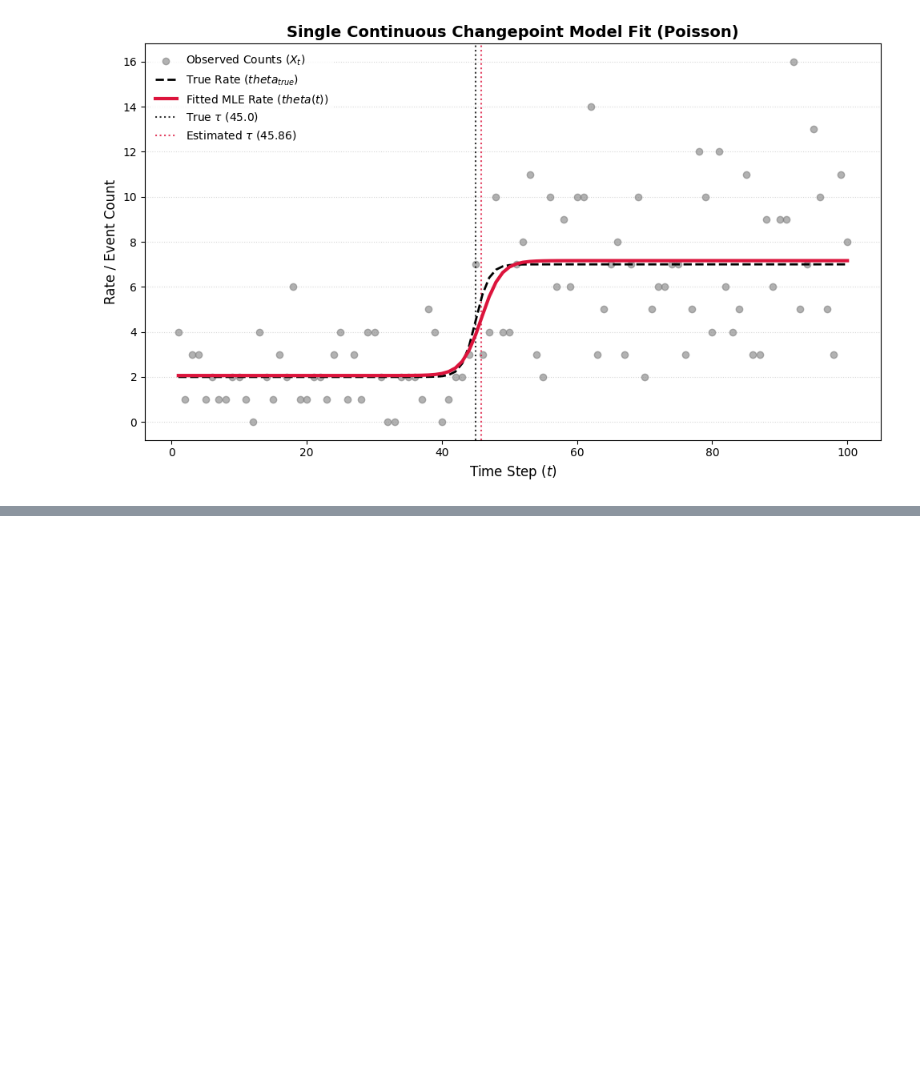
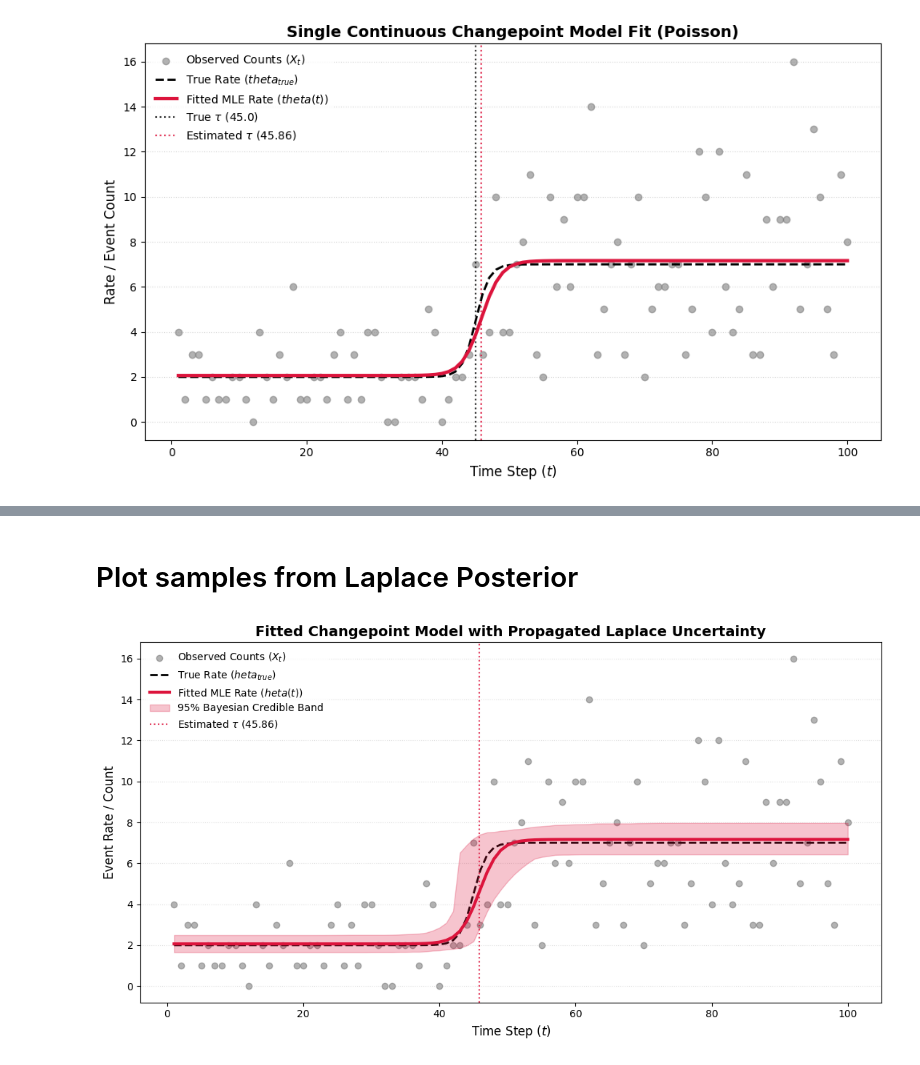
Before and after one commit to abuzarmahmood/abuzarmahmood.github.io, a Jupyter notebook: files/derivations/single_poisson_changepoint_MLE.ipynb, the cells around one changed output, grey strips where cells are left out. Saved outputs shown, nothing was run; the diff lists cells and outputs as text; code cells hidden in the pictures; blank space fills up the shorter version.

```diff
--- a/files/derivations/single_poisson_changepoint_MLE.ipynb
+++ b/files/derivations/single_poisson_changepoint_MLE.ipynb
@@ -143,0 +229,66 @@ else:
+# %% [markdown]
+# Plot samples from Laplace Posterior
+# %%
+if result.success and 'covariance_matrix' in locals():
+    # 1. DRAW SAMPLES FROM THE LAPLACE POSTERIOR
+    num_samples = 1000
+    # map_estimate and covariance_matrix come from the previous steps
+    posterior_samples = np.random.multivariate_normal(
+        mean=map_estimate,
+        cov=covariance_matrix,
+        size=num_samples
+    )
+
+    # 2. EVALUATE THETA(T) FOR EVERY POSTERIOR SAMPLE
+    # Shape: (num_samples, n_time_steps)
+    theta_samples = np.zeros((num_samples, len(t)))
+
+    for i in range(num_samples):
+        s1, s2, stau, ss = posterior_samples[i]
+        # Guard against unphysical negative values in samples
+        s1, s2, ss = max(s1, 1e-3), max(s2, 1e-3), max(ss, 0.1)
+
+        w_sample = 1 / (1 + np.exp(-(t - stau) / ss))
+        theta_samples[i, :] = (1 - w_sample) * s1 + w_sample * s2
+
+    # 3. COMPUTE CREDIBLE INTERVALS PER TIME STEP
+    # Calculate the mean curve and the 95% boundaries (2.5% to 97.5%)
+    mean_theta_mle = theta_est  # From your earlier plotting variables
+    lower_bound = np.percentile(theta_samples, 2.5, axis=0)
+    upper_bound = np.percentile(theta_samples, 97.5, axis=0)
+
+    # 4. PLOT THE FIT WITH UNCERTAINTY OVERLAY
+    plt.figure(figsize=(11, 6))
+
+    # Raw count data
+    plt.scatter(t, X, color='dimgray', alpha=0.5, label='Observed Counts ($X_t$)', zorder=1)
+
+    # True generative rate
+    plt.plot(t, theta_true, color='black', linestyle='--', linewidth=2, label='True Rate ($\theta_{true}$)', zorder=2)
+
+    # Mean Fitted MLE curve
+    plt.plot(t, mean_theta_mle, color='crimson', linewidth=3, label='Fitted MLE Rate ($\theta(t)$)', zorder=4)
+
+    # OVERLAY SHEDED CREDIBLE BAND
+    plt.fill_between(
+        t, lower_bound, upper_bound,
+        color='crimson', alpha=0.25,
+        label='95% Bayesian Credible Band', zorder=3
+    )
+
+    # Vertical indicator for changepoint location uncertainty
+    plt.axvline(est_tau, color='crimson', linestyle=':', alpha=0.8, label=f'Estimated $\\tau$ ({est_tau:.2f})')
+
+    # Aesthetics
+    plt.title('Fitted Changepoint Model with Propagated Laplace Uncertainty', fontsize=14, fontweight='bold')
+    plt.xlabel('Time Step ($t$)', fontsize=12)
+    plt.ylabel('Event Rate / Count', fontsize=12)
+    plt.legend(loc='upper left', frameon=True, facecolor='white', edgecolor='none')
+    plt.grid(axis='y', linestyle=':', alpha=0.4)
+
+    plt.tight_layout()
+    plt.show()
+else:
+    print("Could not overlay uncertainties because Hessian calculation or optimization failed.")
+# %% [output]
+[figure, added]
```
Also changed, not shown: parts of 5 cells of this notebook, 2 other files.
